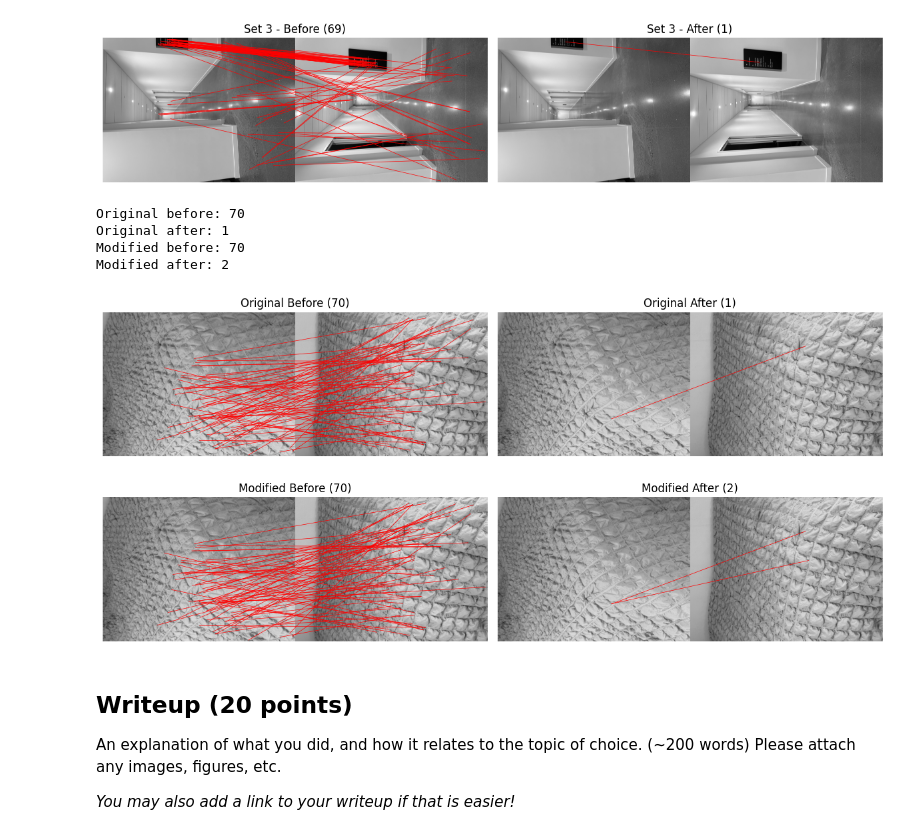
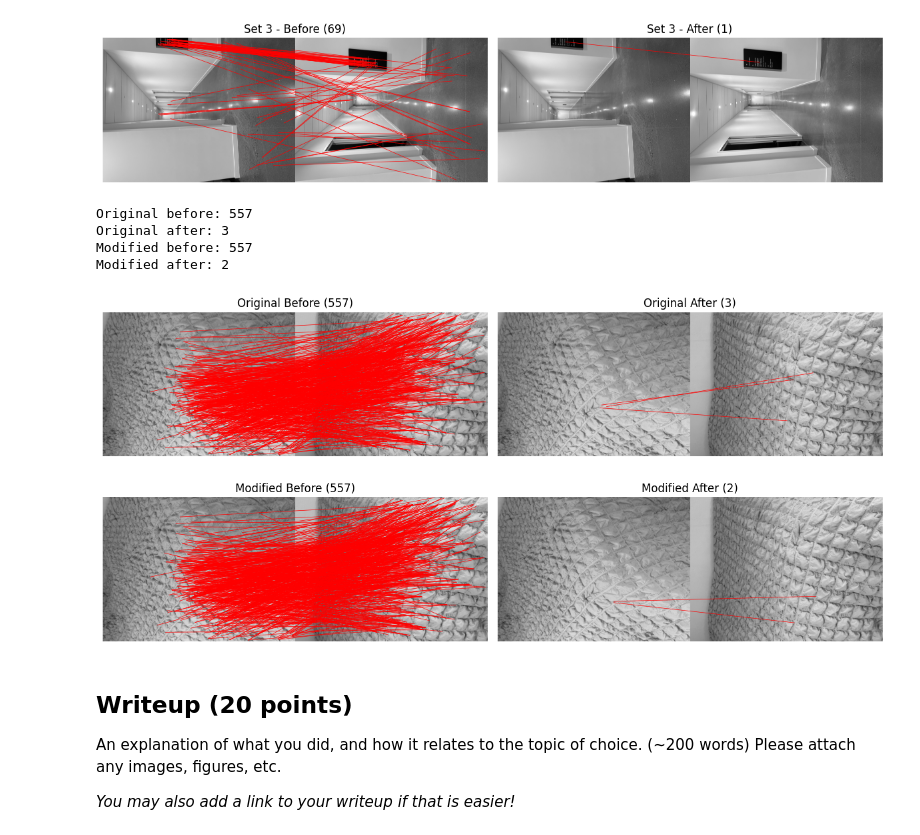
Before and after one commit to aarav06-bit/CS131_release, a Jupyter notebook: spring_2026/project2_release/option_B/project2b_exploration.ipynb, the cells around one changed output. Cells and saved outputs as stored; diff of their text form; code cells hidden in the pictures.

```diff
--- a/spring_2026/project2_release/option_B/project2b_exploration.ipynb
+++ b/spring_2026/project2_release/option_B/project2b_exploration.ipynb
@@ -413,47 +413,47 @@ kpts2 = corner_peaks(harris_corners(img2), threshold_rel=0.05, exclude_border=8)
 desc1 = describe_keypoints(img1, kpts1, simple_descriptor, patch_size=5)
 desc2 = describe_keypoints(img2, kpts2, simple_descriptor, patch_size=5)
 
-matches_orig = match_descriptors(desc1, desc2, threshold=0.7)
+matches_orig = match_descriptors(desc1, desc2, threshold=0.9)
 H1, inliers_orig = ransac(kpts1, kpts2, matches_orig, threshold=20)
 
-matches_mod = match_descriptors_modified(desc1, desc2, threshold=0.7, abs_thresh=7)
+matches_mod = match_descriptors_modified(desc1, desc2, threshold=0.9, abs_thresh=4)
 H2, inliers_mod = ransac(kpts1, kpts2, matches_mod, threshold=20)
 
 print("Original before:", len(matches_orig))
 print("Original after:", len(inliers_orig))
 print("Modified before:", len(matches_mod))
 print("Modified after:", len(inliers_mod))
 
 plt.figure(figsize=(12,6))
 
 plt.subplot(2,2,1)
 plot_matches(img1, img2, kpts1, kpts2, matches_orig)
 plt.title(f"Original Before ({len(matches_orig)})")
 plt.axis('off')
 
 plt.subplot(2,2,2)
 plot_matches(img1, img2, kpts1, kpts2, inliers_orig)
 plt.title(f"Original After ({len(inliers_orig)})")
 plt.axis('off')
 
 plt.subplot(2,2,3)
 plot_matches(img1, img2, kpts1, kpts2, matches_mod)
 plt.title(f"Modified Before ({len(matches_mod)})")
 plt.axis('off')
 
 plt.subplot(2,2,4)
 plot_matches(img1, img2, kpts1, kpts2, inliers_mod)
 plt.title(f"Modified After ({len(inliers_mod)})")
 plt.axis('off')
 
 plt.tight_layout()
 plt.show()
 # %% [output]
-Original before: 70
-Original after: 1
-Modified before: 70
+Original before: 557
+Original after: 3
+Modified before: 557
 Modified after: 2
-[figure, old version]
+[figure, new version]
 # %% [markdown]
 ## Writeup (20 points)
 
```
Also changed, not shown: parts of 1 cell of this notebook.
